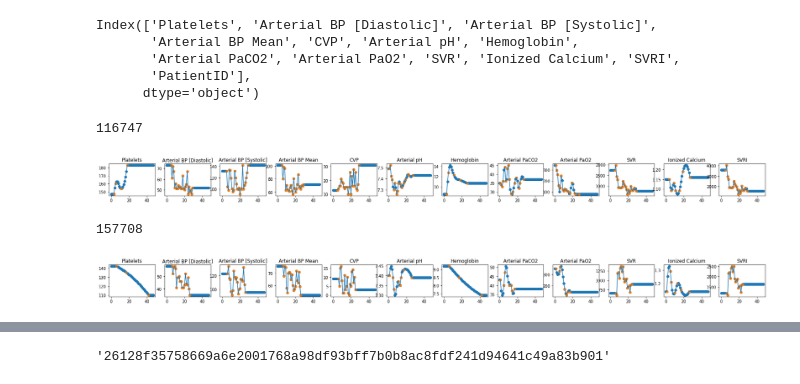
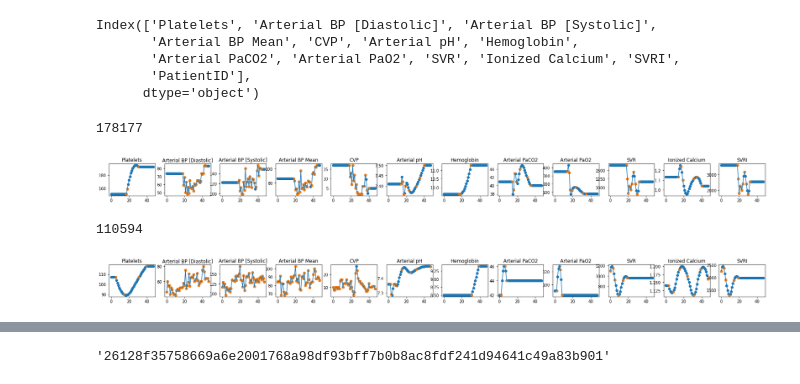
Before and after one commit to BenMarkFrost/LEN_Individual_Project, a Jupyter notebook: Static/temporalMetricExtraction.ipynb, the cells around one changed output, grey strips where cells are left out. Drawn from its saved outputs; the diff is of its cells as text; code cells hidden in the pictures.

```diff
--- a/Static/temporalMetricExtraction.ipynb
+++ b/Static/temporalMetricExtraction.ipynb
@@ -209,38 +209,38 @@ Index(['Platelets', 'Arterial BP [Diastolic]', 'Arterial BP [Systolic]',
        'PatientID'],
       dtype='object')
 # %%
-for patient in patients[5:7]:
+for patient in patients[:2]:
 
     # display(clusteringPatients[i].interpolatedData.head())
 
     print(patient.patientID)
 
 
     step = 12
 
     columns = list(patient.cleanedDF.columns)[:-1]
 
     for idx in range(0, len(columns), step):
 
 
         fig = plt.figure(figsize = (30, 1.5))
 
         cols = columns[idx:idx+step]
 
 
         for k, col in enumerate(cols):
 
             plt.subplot(1, step, k+1)
 
             plt.plot(patient.cleanedDF.index, patient.cleanedDF[col])
             plt.scatter(patient.cleanedDF.index, patient.cleanedDF[col])
             plt.scatter(patient.cleanedDF.index, patient.data[col])
             plt.title(f"{col}")
 
         plt.show()
 # %% [output]
-116747
+178177
-[figure, old version]
+[figure, new version]
-157708
+110594
-[figure, old version]
+[figure, new version]
 # %%
```
Also changed, not shown: parts of 6 cells of this notebook, 7 other files.
